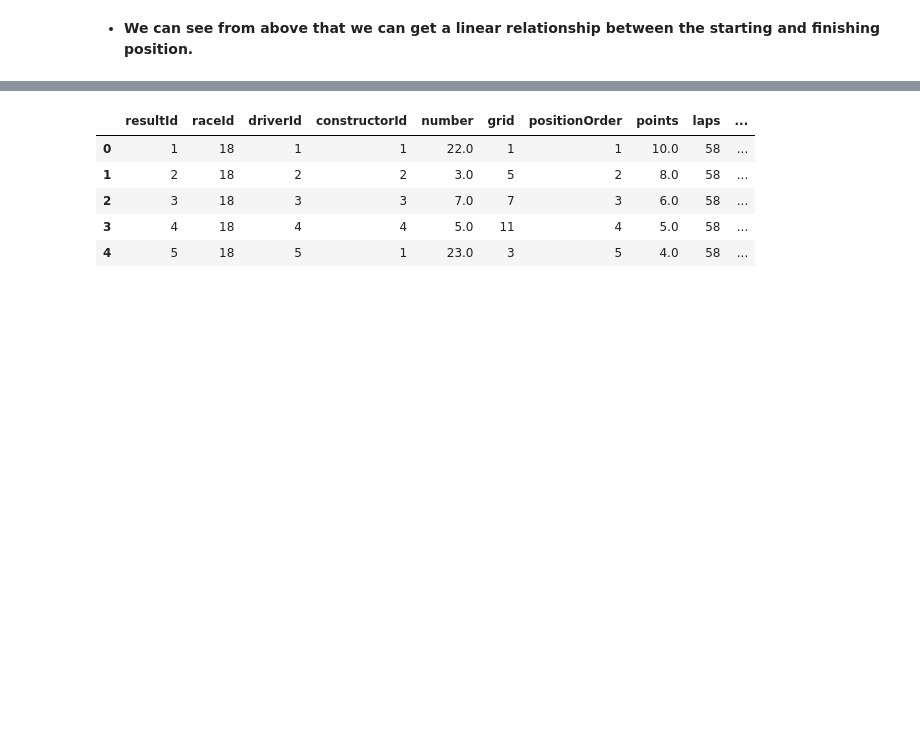
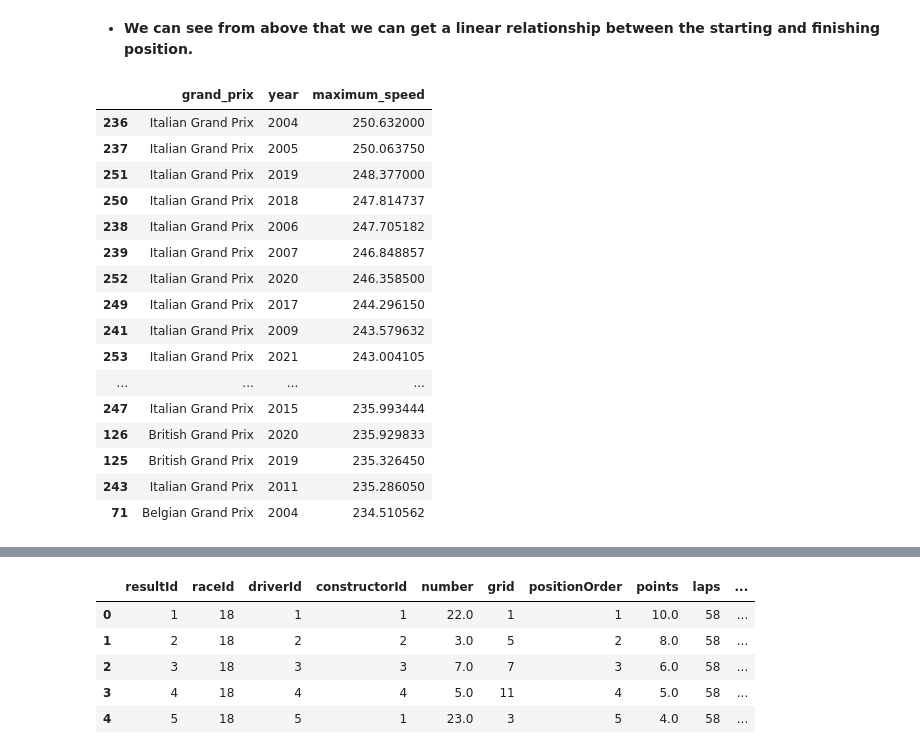
Before and after one commit to Kousikdutta1/Formula-1-Data-Analysis, a Jupyter notebook: Formula_1_Exploratory_Data_Analysis.ipynb, the cells around one changed output, grey strips where cells are left out. Saved outputs shown, nothing was run; the diff lists cells and outputs as text; code cells hidden in the pictures; blank space fills up the shorter version.

```diff
--- a/Formula_1_Exploratory_Data_Analysis.ipynb
+++ b/Formula_1_Exploratory_Data_Analysis.ipynb
@@ -656,0 +662,22 @@ plt.show()
+# %%
+# Let's see the top speeds by comparing all the grandprix
+
+f1_speed.nlargest(20,'maximum_speed')
+# %% [output]
+|  | grand_prix | year | maximum_speed |
+| 236 | Italian Grand Prix | 2004 | 250.632000 |
+| 237 | Italian Grand Prix | 2005 | 250.063750 |
+| 251 | Italian Grand Prix | 2019 | 248.377000 |
+| 250 | Italian Grand Prix | 2018 | 247.814737 |
+| 238 | Italian Grand Prix | 2006 | 247.705182 |
+| 239 | Italian Grand Prix | 2007 | 246.848857 |
+| 252 | Italian Grand Prix | 2020 | 246.358500 |
+| 249 | Italian Grand Prix | 2017 | 244.296150 |
+| 241 | Italian Grand Prix | 2009 | 243.579632 |
+| 253 | Italian Grand Prix | 2021 | 243.004105 |
+| ... | ... | ... | ... |
+| 247 | Italian Grand Prix | 2015 | 235.993444 |
+| 126 | British Grand Prix | 2020 | 235.929833 |
+| 125 | British Grand Prix | 2019 | 235.326450 |
+| 243 | Italian Grand Prix | 2011 | 235.286050 |
+| 71 | Belgian Grand Prix | 2004 | 234.510562 |
```
Also changed, not shown: parts of 8 cells of this notebook.
